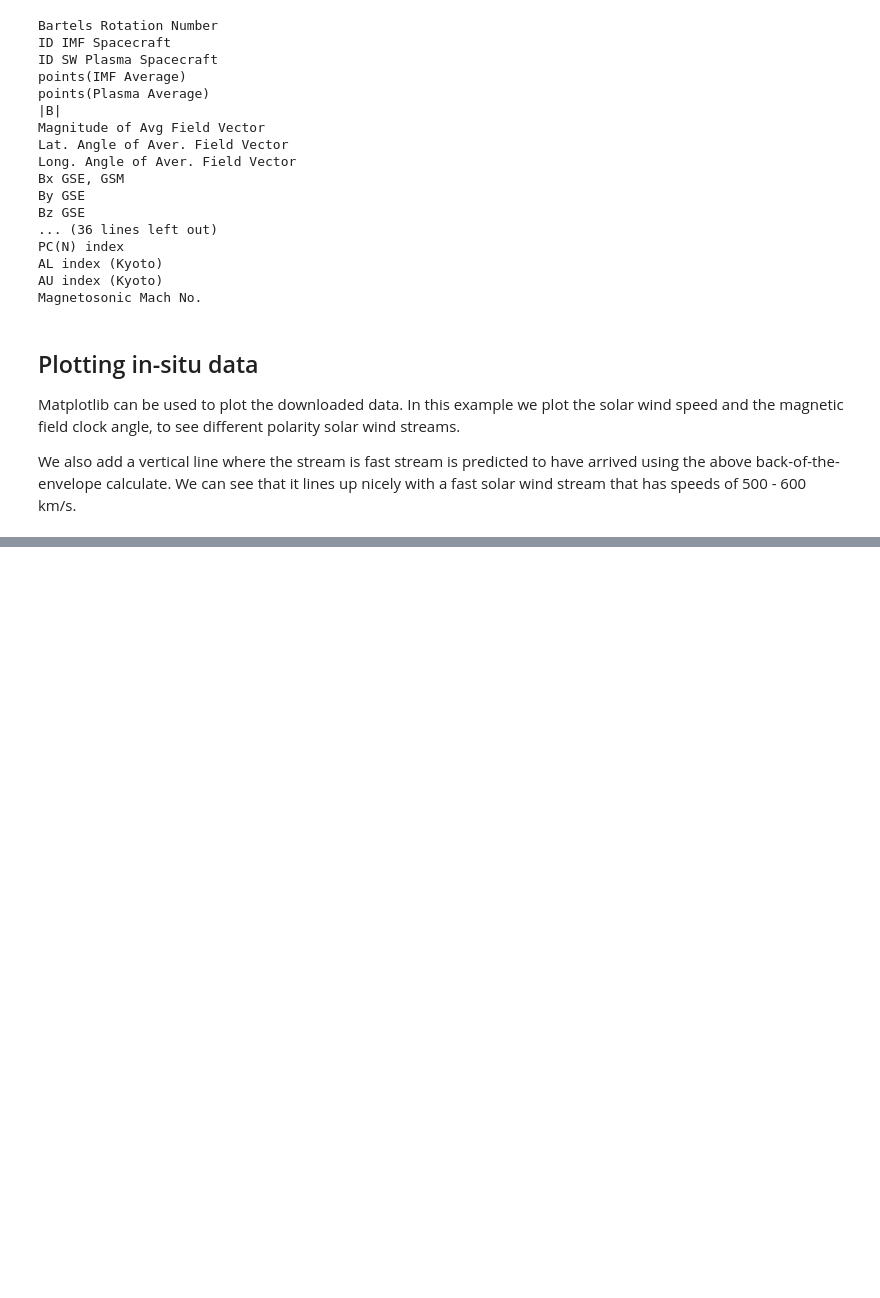
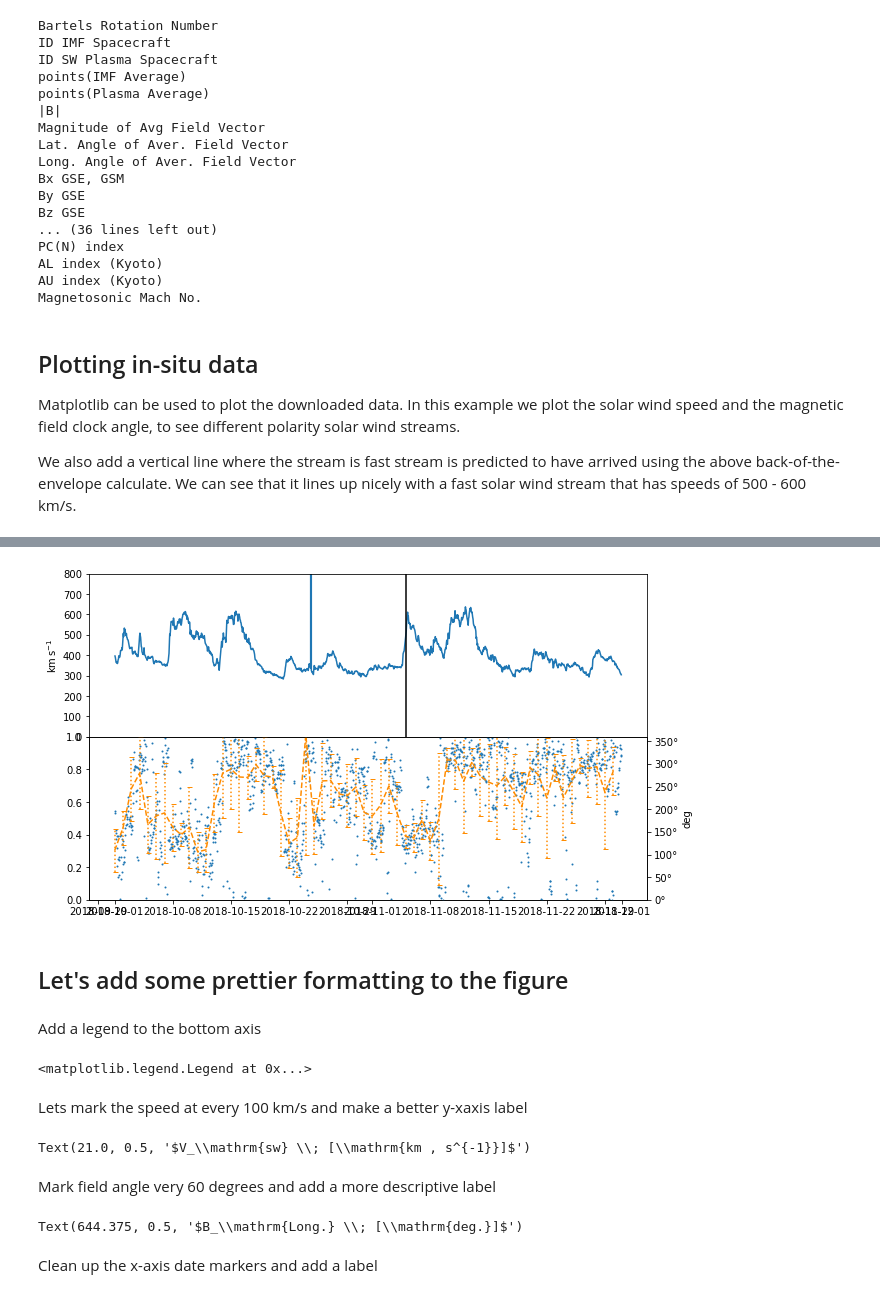
Before and after one commit to dstansby/notebooks, a Jupyter notebook: SHINE/shine.ipynb, the cells around one changed output, grey strips where cells are left out. Drawn from its saved outputs; the diff is of its cells as text; code cells hidden in the pictures; blank space fills up the shorter version.

```diff
--- a/SHINE/shine.ipynb
+++ b/SHINE/shine.ipynb
@@ -150,0 +168,3 @@ ax.set_ylim(0, 360)
+# %%
+ang = data.to_dataframe().loc[:, "Long. Angle of Aver. Field Vector"]
+ang.head()
@@ -150,0 +181,3 @@ ax.set_ylim(0, 360)
+# %%
+resampled = ang.resample("1d").agg(["mean", "std"])
+resampled.head()
@@ -150,0 +194,47 @@ ax.set_ylim(0, 360)
+# %%
+# Many Matplotlib options can also access objects that use ``data[key]`` notation.
+# We'll combine the two versions here just to show that it can work
+
+pl, cl, bl = tax.errorbar(resampled.index,
+                          "mean",
+                          yerr="std",
+                          data=resampled,
+                          color="darkorange",
+                          linestyle="--",
+                          capsize=2.5,
+                          label="Daily Avg"
+                         )
+# resampled.plot(ax=tax, y="mean", yerr="std", color="darkorange", ls="--")
+bl[0].set_linestyle(":") # Set the error bar
+
+fig # Display the figure again
+# %% [output]
+[figure, added]
+# %% [markdown]
+Let's add some prettier formatting to the figure
+---
+# %% [markdown]
+Add a legend to the bottom axis
+# %%
+tax.legend(ncol=1,
+           loc=4,
+           framealpha=0
+          )
+# %% [output]
+<matplotlib.legend.Legend at 0x...>
+# %% [markdown]
+Lets mark the speed at every 100 km/s and make a better y-xaxis label
+# %%
+ax0.yaxis.set_major_locator(mpl.ticker.MultipleLocator(100))
+ax0.set_ylabel(r"$V_\mathrm{sw} \; [\mathrm{km , s^{-1}}]$")
+# %% [output]
+Text(21.0, 0.5, '$V_\\mathrm{sw} \\; [\\mathrm{km , s^{-1}}]$')
+# %% [markdown]
+Mark field angle very 60 degrees and add a more descriptive label
+# %%
+tax.yaxis.set_major_locator(mpl.ticker.MultipleLocator(60))
+tax.set_ylabel(r"$B_\mathrm{Long.} \; [\mathrm{deg.}]$")
+# %% [output]
+Text(644.375, 0.5, '$B_\\mathrm{Long.} \\; [\\mathrm{deg.}]$')
+# %% [markdown]
+Clean up the x-axis date markers and add a label
```
Also changed, not shown: parts of 12 cells of this notebook.
